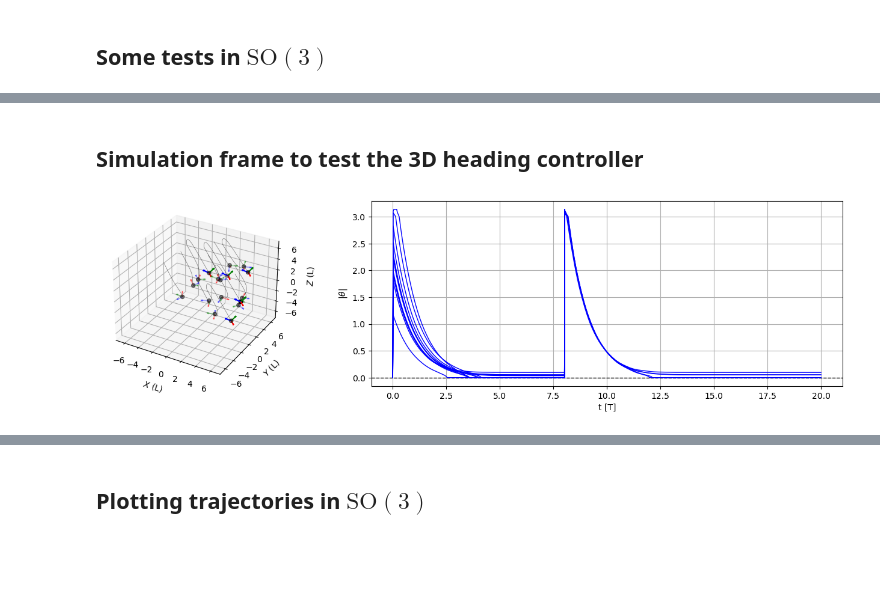
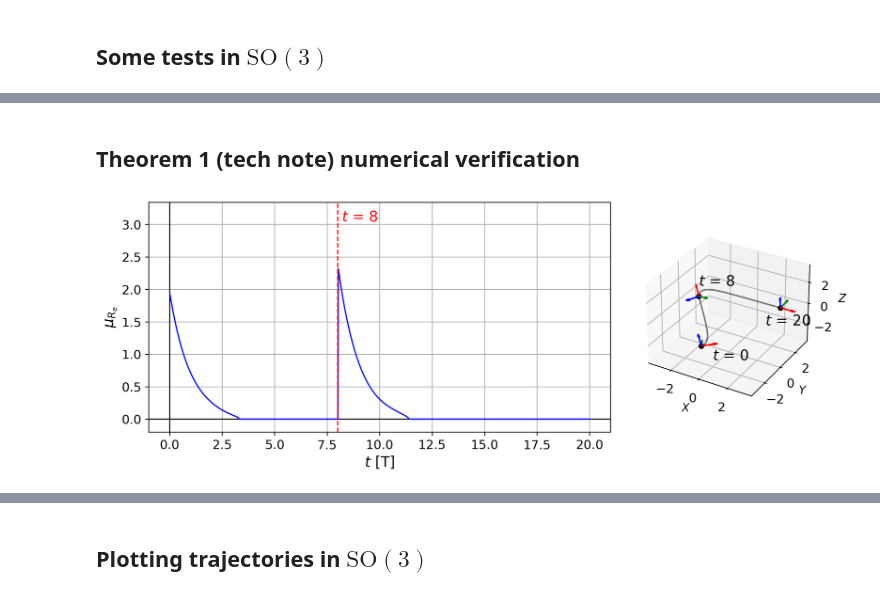
Before and after one commit to jesusBV20/source_seeking_3D, a Jupyter notebook: _simple_heading_control.ipynb, the cells around one changed output, grey strips where cells are left out. Cells and saved outputs as stored; diff of their text form; code cells hidden in the pictures; blank space fills up the shorter version.

Commit message:
Simulations for theorem 1 and 2 DONE

```diff
--- a/_simple_heading_control.ipynb
+++ b/_simple_heading_control.ipynb
@@ -90,13 +85,13 @@ plot_heading_traj(R2, ax=ax2, lim=1.6)
-# %% [markdown]
-## Simulation frame to test the 3D heading controller
+# %% [markdown]
+## Theorem 1 (tech note) numerical verification
 # %%
 # Initialise the simulation frame and launch the numerical simulation
-sim_frame = sim_test(n_agents=12, tf=20, wx=2*np.pi,
-                     L1=np.array([[-1,1,0]])/np.sqrt(2), L1_2=np.array([[1,-1,0]])/np.sqrt(2), t2=8,
-                     v_rotation=True, fb_control=True, sim_kw={"kw":1}, arr_len=1)
+sim_frame = sim_thm1(tf=20, t2=8, wx=1*np.pi,
+                     L1=np.array([[-1,1,1]])/np.sqrt(3), L2=np.array([[1,0,0]])/np.sqrt(1),
+                     fb_control=True, sim_kw={"kw":1}, arr_len=1)
 sim_frame.numerical_simulation()
 
 # Plot the summary (initial + final state)
-sim_frame.plot_summary()
+sim_frame.plot_article_figure(lims=[-3.5,3.5])
 # %% [output]
-[figure, old version]
+[figure, new version]
```
Also changed, not shown: parts of 13 cells of this notebook, 5 other files.
